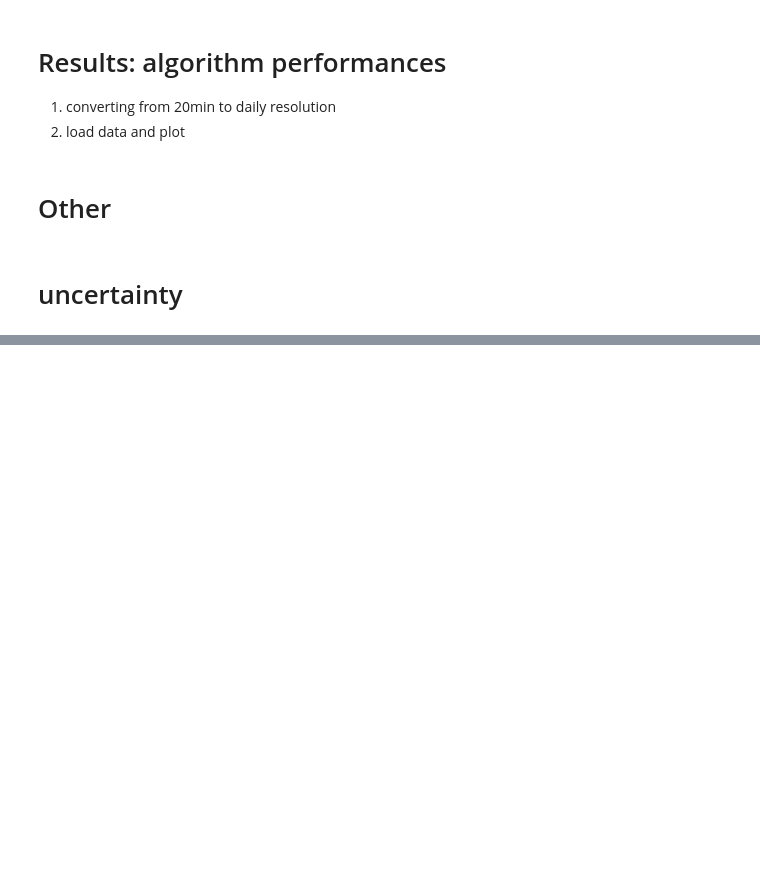
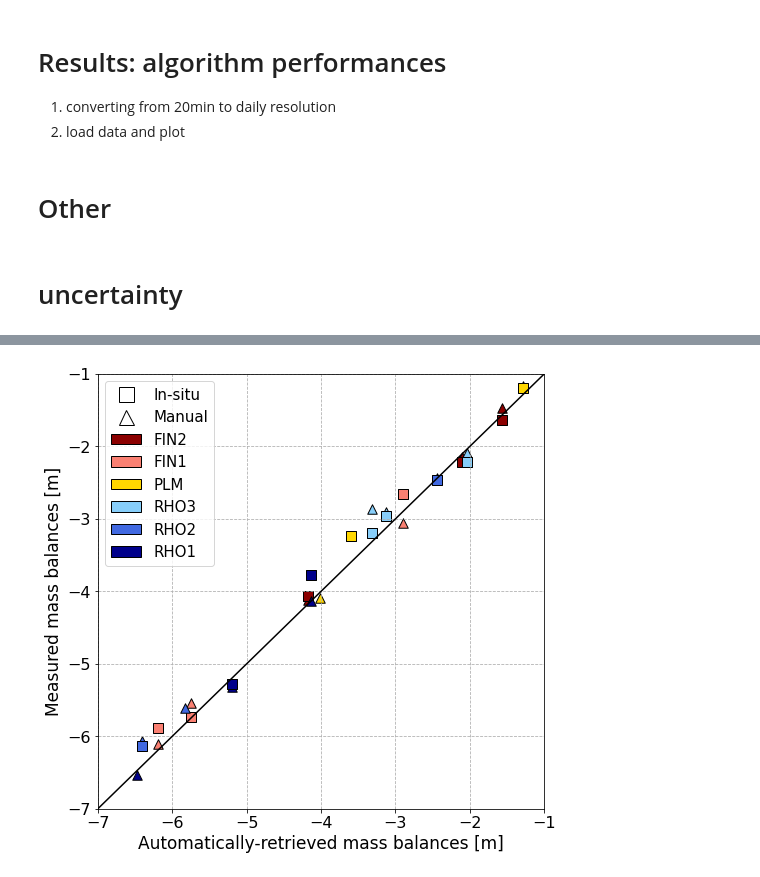
Before and after one commit to acremona/glacier-anomalies-at-point-scale, a Jupyter notebook: glacier_anomalies.ipynb, the cells around one changed output, grey strips where cells are left out. Saved outputs shown, nothing was run; the diff lists cells and outputs as text; code cells hidden in the pictures; blank space fills up the shorter version.

```diff
--- a/glacier_anomalies.ipynb
+++ b/glacier_anomalies.ipynb
@@ -1402,0 +1552,80 @@ manual_readings
+# %%
+from matplotlib.patches import Patch
+from matplotlib.lines import Line2D
+
+auto_2019 = [-4.17, -6.19, -4.02, -3.12, -2.44, -4.14]
+manual_2019 = [-4.12, -6.10, -4.09, -2.91, -2.43, -4.13]
+insitu_2019 = [-4.06, -5.88, -2.82, -2.96, -2.47, -3.78]
+
+auto_2020 = [-1.57, -5.75, -1.28, -3.31, -6.41, -6.47]
+manual_2020 = [-1.47, -5.54, -1.17, -2.87, -6.06, -6.53]
+insitu_2020 = [-1.64, -5.74, -1.20, -3.20, -6.14, -7.86]
+
+auto_2021 = [-2.10, -2.90, -3.60, -2.04, -5.83, -5.20]
+manual_2021 = [-2.15, -3.05, -3.23, -2.09, -5.61, -5.32]
+insitu_2021 = [-2.21, -2.65, -3.24, -2.22, -4.98, -5.28]
+
+val_19 = pd.DataFrame([auto_2019, manual_2019, insitu_2019], columns= ['FIN2', 'FIN1', 'PLM', 'RHO3', 'RHO2', 'RHO1'], index=['auto', 'manual', 'insitu'])
+val_20 = pd.DataFrame([auto_2020, manual_2020, insitu_2020], columns= ['FIN2', 'FIN1', 'PLM', 'RHO3', 'RHO2', 'RHO1'], index=['auto', 'manual', 'insitu'])
+val_21 = pd.DataFrame([auto_2021, manual_2021, insitu_2021], columns= ['FIN2', 'FIN1', 'PLM', 'RHO3', 'RHO2', 'RHO1'], index=['auto', 'manual', 'insitu'])
+
+fig, ax = plt.subplots(figsize=(8, 8))
+
+for i in range(6):
+    if i==0:
+        color = 'darkred'
+        name= 'FIN2'
+    elif i==1:
+        color = 'salmon'
+        name='FIN1'
+    elif i==2:
+        color = 'gold'
+        name='PLM'
+    elif i==3:
+        color = 'lightskyblue'
+        name='RHO3'
+    elif i==4:
+        color = 'royalblue'
+        name='RHO2'
+    else:
+        color = 'darkblue'
+        name='RHO1'
+
+    ax.scatter(auto_2019[i], manual_2019[i], color=color, marker='^', s=90, edgecolor='black')
+    ax.scatter(auto_2020[i], manual_2020[i], color=color, marker='^', s=90, edgecolor='black')
+    ax.scatter(auto_2021[i], manual_2021[i], color=color, marker='^', s=90, edgecolor='black')
+
+    if not i==2:
+        ax.scatter(auto_2019[i], insitu_2019[i], color=color, marker='s', s=90, edgecolor='black')
+
+    ax.scatter(auto_2020[i], insitu_2020[i], color=color, marker='s', s=90, edgecolor='black')
+
+    if not i==4:
+        ax.scatter(auto_2021[i], insitu_2021[i], color=color,marker='s', s=90, edgecolor='black')
+
+
+legend_elements = [Line2D([], [], marker='s', color='black', label='In-situ', markerfacecolor='w', markersize=15, linestyle='None'),
+                   Line2D([], [], marker='^', color='black', label='Manual', markerfacecolor='w', markersize=15, linestyle='None'),
+                   Patch(facecolor='darkred', edgecolor='black', label='FIN2'),
+                   Patch(facecolor='salmon', edgecolor='black', label='FIN1'),
+                   Patch(facecolor='gold', edgecolor='black', label='PLM'),
+                   Patch(facecolor='lightskyblue', edgecolor='black', label='RHO3'),
+                   Patch(facecolor='royalblue', edgecolor='black', label='RHO2'),
+                   Patch(facecolor='darkblue', edgecolor='black', label='RHO1')
+                  ]
+
+ax.plot([-8,-1], [-8,-1], color='black')
+ax.legend(handles=legend_elements, fontsize=15)
+plt.xlim([-7,-1])
+plt.ylim([-7,-1])
+
+plt.xticks(fontsize = 16)
+plt.yticks(fontsize = 16)
+plt.xlabel('Automatically-retrieved mass balances [m]', fontsize=17)
+plt.ylabel('Measured mass balances [m]', fontsize=17)
+plt.grid(True, axis='both', linestyle='--')
+plt.savefig('C:\\Users\\Aaron\\Documents\\pubblications\\paper1_anomalies\\writing\\glacier_anomalies\\pictures\\validation_scatterplot.png')
+
+plt.show()
+# %% [output]
+[figure, added]
```
Also changed, not shown: parts of 25 cells of this notebook, 3 other files.
